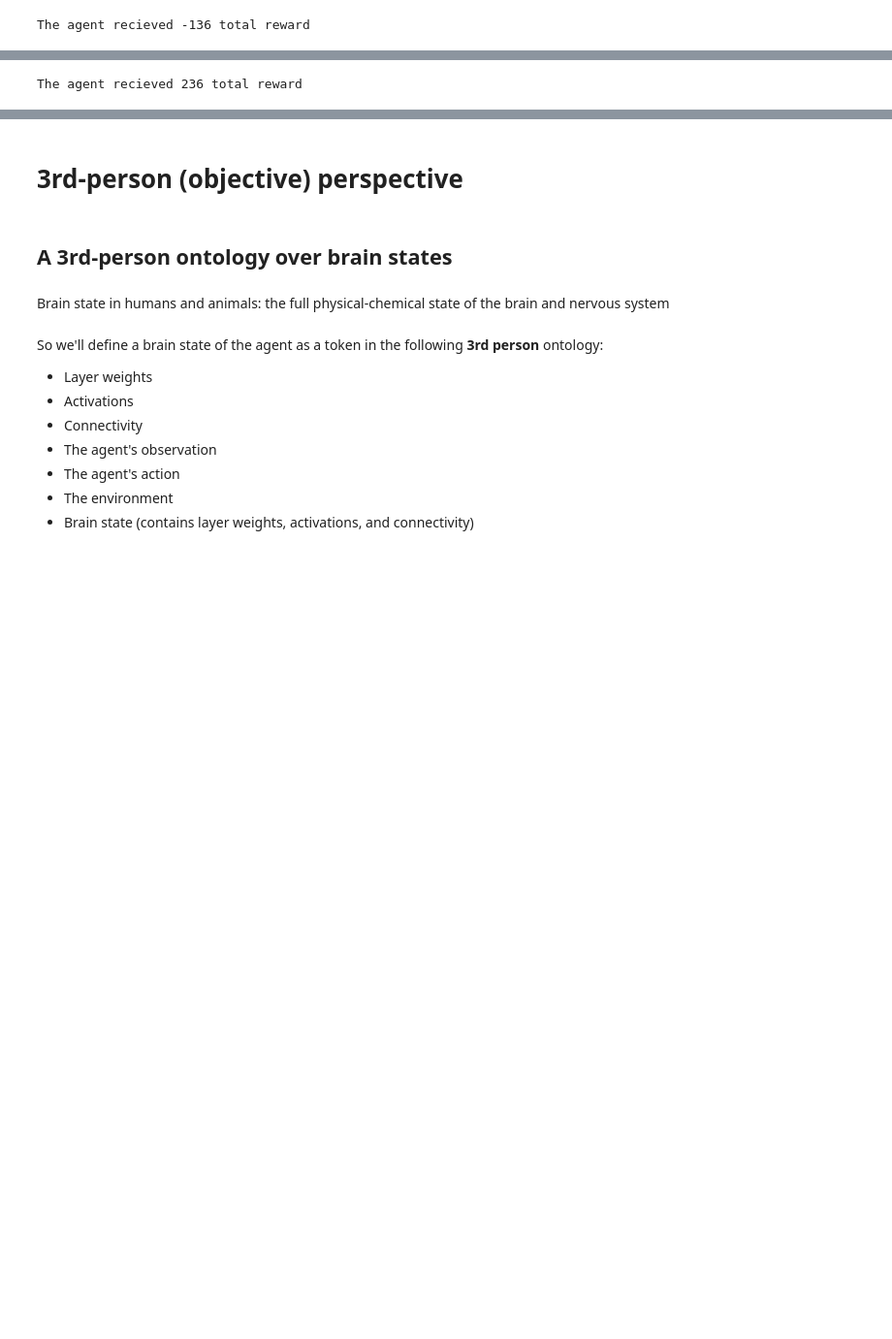
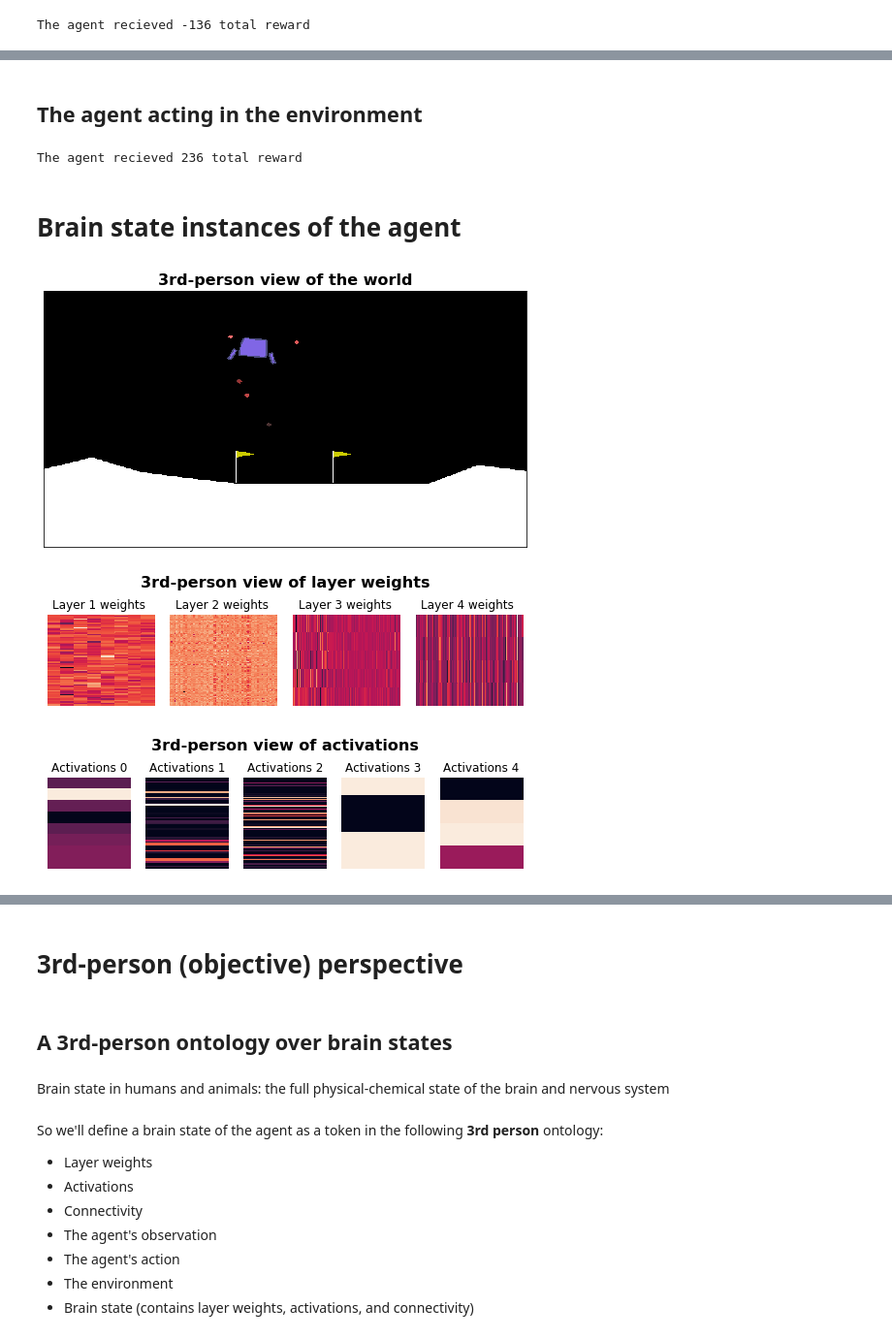
Before and after one commit to Josh-Joseph/tsc-2019, a Jupyter notebook: notebooks/TSC 2019.ipynb, the cells around one changed output, grey strips where cells are left out. Shown at 97% size. Saved outputs shown, nothing was run; the diff lists cells and outputs as text; code cells hidden in the pictures; blank space fills up the shorter version.

```diff
--- a/notebooks/TSC 2019.ipynb
+++ b/notebooks/TSC 2019.ipynb
@@ -117,5 +135,23 @@ agent = load_pretrained_agent()
+# %% [markdown]
+## The agent acting in the environment
 # %%
 episode_history = world.run_episode(agent)
 print("The agent recieved {} total reward".format(int(round(sum(episode_history['reward'])))))
 # %% [output]
 The agent recieved 236 total reward
+# %% [markdown]
+# Brain state instances of the agent
+# %%
+def visualize_brain_state_instance(episode_index):
+
+    brain_state = get_brain_state(agent, episode_history['observation'][episode_index])
+
+    world.visualize(episode_history['world_image'][episode_index])
+    visualize_weights(brain_state)
+    visualize_activations(brain_state)
+# %%
+visualize_brain_state_instance(50)
+# %% [output]
+[figure, added]
+[figure, added]
+[figure, added]
```
Also changed, not shown: parts of 36 cells of this notebook, 22 other files.
